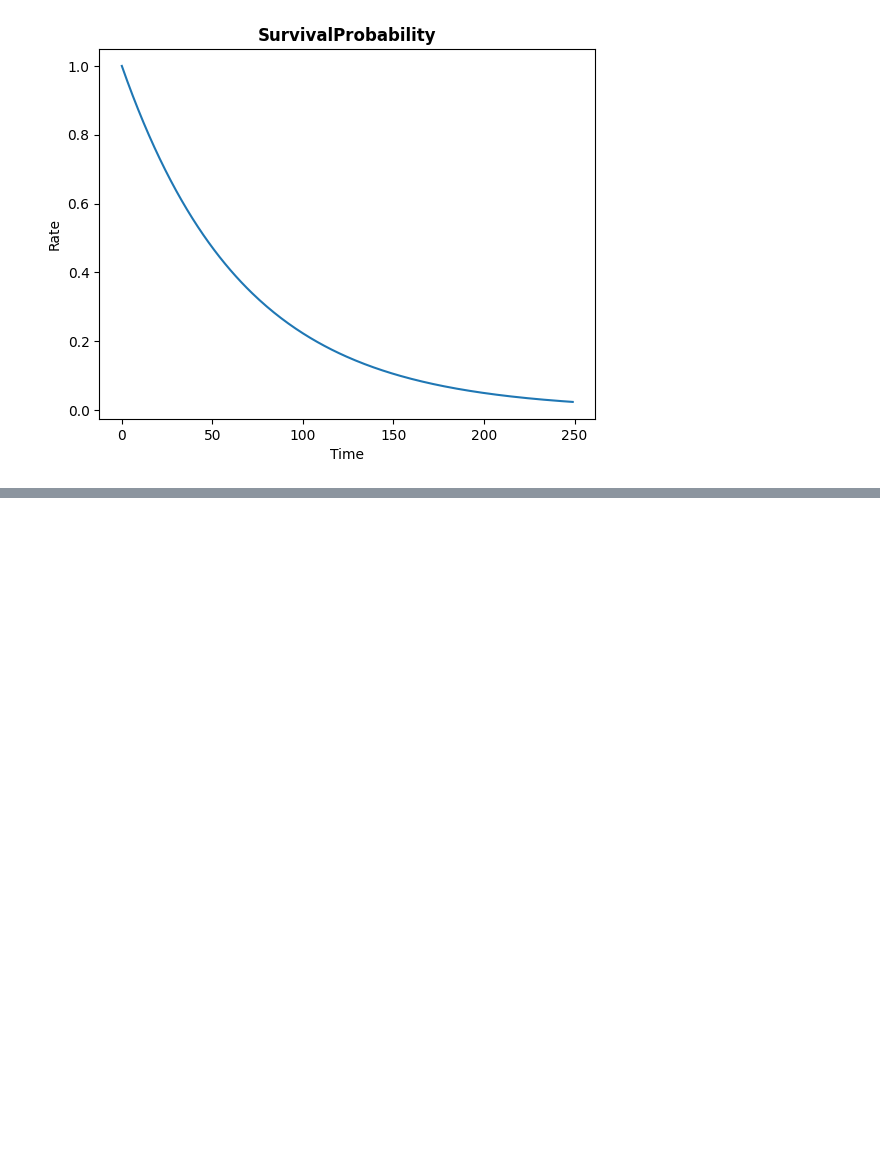
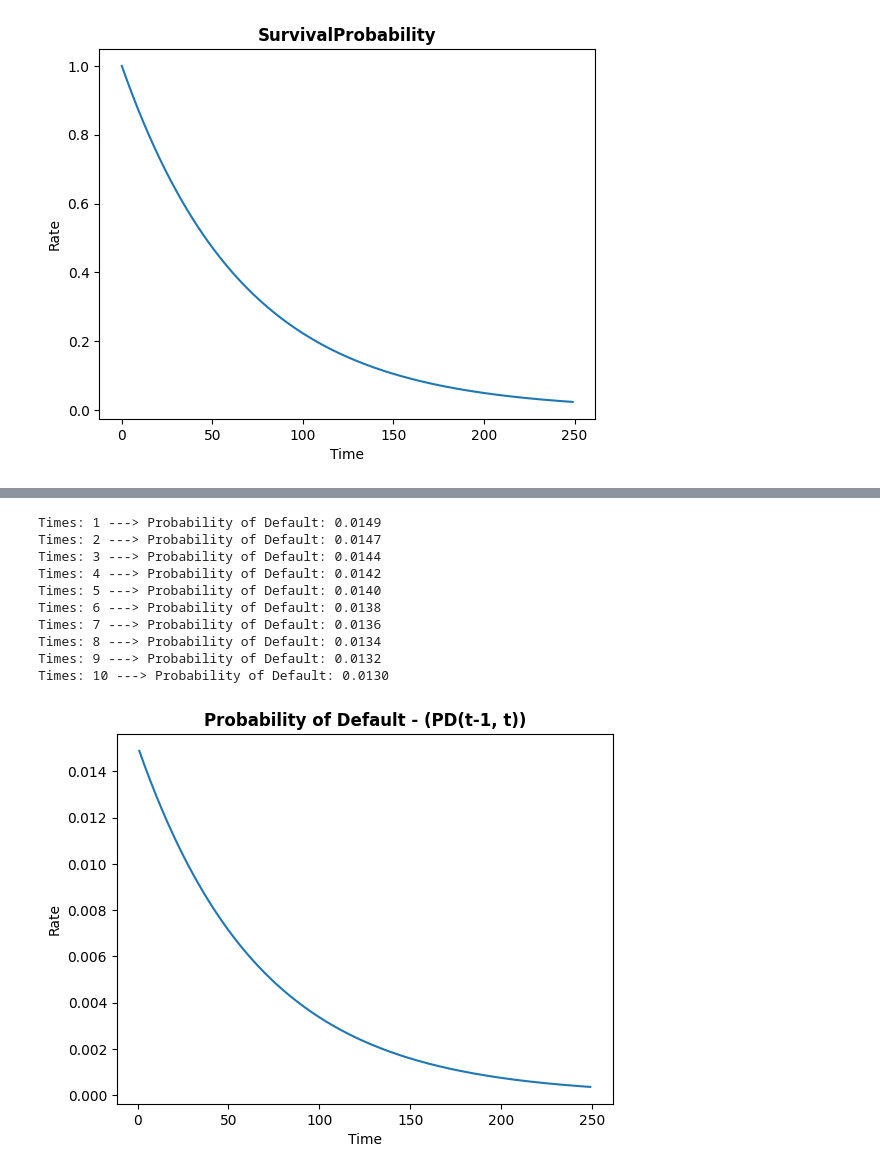
Before and after one commit to gorkemyencak/treasury-valuation-engine, a Jupyter notebook: notebooks/08_xva_framework.ipynb, the cells around one changed output, grey strips where cells are left out. Cells and saved outputs as stored; diff of their text form; code cells hidden in the pictures; blank space fills up the shorter version.

Commit message:
xVA framework

```diff
--- a/notebooks/08_xva_framework.ipynb
+++ b/notebooks/08_xva_framework.ipynb
@@ -79,0 +99,31 @@ Times: 10 ---> Probability of Default: 0.1393
+# %%
+# probability of default - interval
+rows_default = []
+
+for t in times[1:]:
+    if t <= 10:
+        print(f'Times: {t} ---> Probability of Default: {counterparty_survival_curve.default_probability(start = t-1, end = t):.4f}')
+
+    rows_default.append({
+        'Times': t,
+        'PD': counterparty_survival_curve.default_probability(start = t-1, end = t)
+    })
+
+default_df = pd.DataFrame(rows_default)
+plt.plot(default_df['Times'], default_df['PD'])
+plt.title('Probability of Default - (PD(t-1, t))', fontweight = 'bold')
+plt.xlabel('Time')
+plt.ylabel('Rate')
+plt.show()
+# %% [output]
+Times: 1 ---> Probability of Default: 0.0149
+Times: 2 ---> Probability of Default: 0.0147
+Times: 3 ---> Probability of Default: 0.0144
+Times: 4 ---> Probability of Default: 0.0142
+Times: 5 ---> Probability of Default: 0.0140
+Times: 6 ---> Probability of Default: 0.0138
+Times: 7 ---> Probability of Default: 0.0136
+Times: 8 ---> Probability of Default: 0.0134
+Times: 9 ---> Probability of Default: 0.0132
+Times: 10 ---> Probability of Default: 0.0130
+[figure, added]
```
Also changed, not shown: parts of 11 cells of this notebook, 4 other files.
